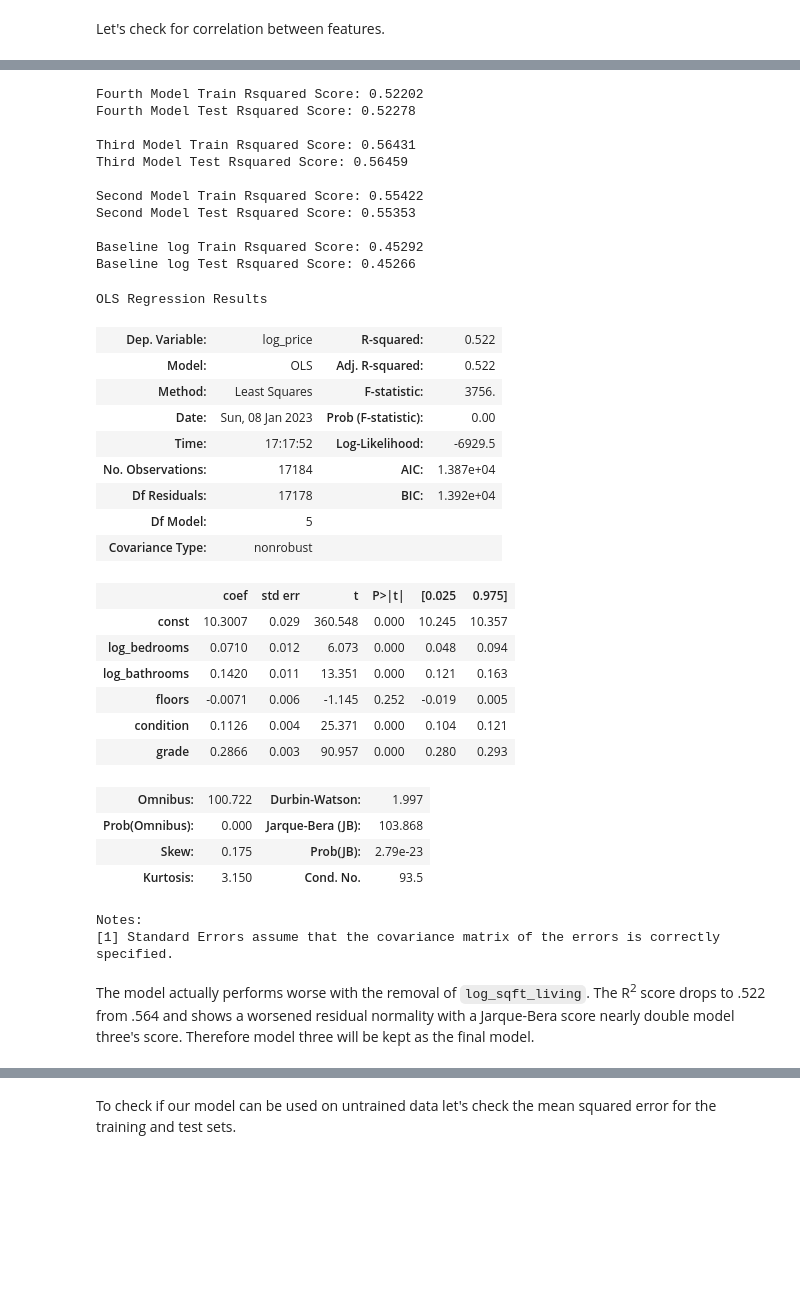
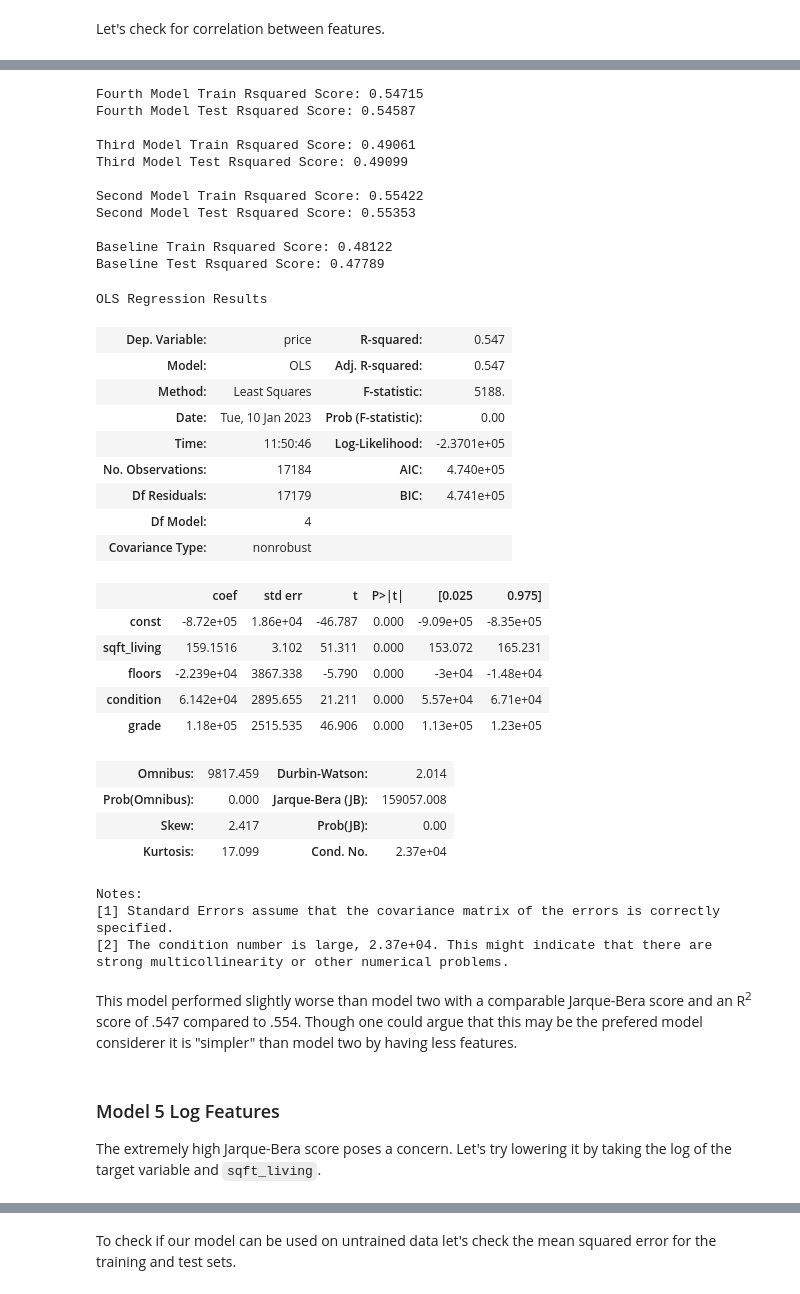
Before and after one commit to cschneck7/phase-2-project, a Jupyter notebook: EDA_and_Modelling.ipynb, the cells around one changed output, grey strips where cells are left out. Cells and saved outputs as stored; diff of their text form; code cells hidden in the pictures; blank space fills up the shorter version.

```diff
--- a/EDA_and_Modelling.ipynb
+++ b/EDA_and_Modelling.ipynb
@@ -500,9 +494,10 @@ It appears the column `log_sqft_living` has high correlation with a lot of featu
 # %%
 # Creates independent training data used for model 4
-X_train_model4 = X_train_log.drop(columns='log_sqft_living', axis=1)
+X_train_model4 = X_train.drop(columns=['bedrooms', 'bathrooms'], axis=1)
 
-# Cross validates training data from third model
-model4_results = dp.cross_val(X_train_model4, y_train_log)
+# Cross validates training data from fouth model
+model4_results = dp.cross_val(X_train_model4, y_train)
+# prints fourth models cross validation results
 print('Fourth Model Train Rsquared Score: {}'.format(round(model4_results['train_score'].mean(), 5)))
 print('Fourth Model Test Rsquared Score: {}\n'.format(round(model4_results['test_score'].mean(), 5)))
 
@@ -515,47 +510,52 @@ print('Second Model Train Rsquared Score: {}'.format(round(model2_results['train
 print('Second Model Test Rsquared Score: {}\n'.format(round(model2_results['test_score'].mean(), 5)))
 
 # prints baseline cross validation results
-print('Baseline log Train Rsquared Score: {}'.format(round(base_results_log['train_score'].mean(), 5)))
-print('Baseline log Test Rsquared Score: {}'.format(round(base_results_log['test_score'].mean(), 5)))
+print('Baseline Train Rsquared Score: {}'.format(round(base_results['train_score'].mean(), 5)))
+print('Baseline Test Rsquared Score: {}'.format(round(base_results['test_score'].mean(), 5)))
 # %% [output]
-Fourth Model Train Rsquared Score: 0.52202
-Fourth Model Test Rsquared Score: 0.52278
+Fourth Model Train Rsquared Score: 0.54715
+Fourth Model Test Rsquared Score: 0.54587
 
-Third Model Train Rsquared Score: 0.56431
-Third Model Test Rsquared Score: 0.56459
+Third Model Train Rsquared Score: 0.49061
+Third Model Test Rsquared Score: 0.49099
 
 Second Model Train Rsquared Score: 0.55422
 Second Model Test Rsquared Score: 0.55353
 
-Baseline log Train Rsquared Score: 0.45292
-Baseline log Test Rsquared Score: 0.45266
+Baseline Train Rsquared Score: 0.48122
+Baseline Test Rsquared Score: 0.47789
 # %%
 # Creates model using statsmodels, and prints summary
-model4 = dp.model_summary(X_train_model4, y_train_log)
+model4 = dp.model_summary(X_train_model4, y_train)
 model4.summary()
 # %% [output]
 OLS Regression Results
-| Dep. Variable: | log_price | R-squared: | 0.522 |
-| Model: | OLS | Adj. R-squared: | 0.522 |
-| Method: | Least Squares | F-statistic: | 3756. |
-| Date: | Sun, 08 Jan 2023 | Prob (F-statistic): | 0.00 |
-| Time: | 17:17:52 | Log-Likelihood: | -6929.5 |
-| No. Observations: | 17184 | AIC: | 1.387e+04 |
-| Df Residuals: | 17178 | BIC: | 1.392e+04 |
-| Df Model: | 5 |  |  |
+| Dep. Variable: | price | R-squared: | 0.547 |
+| Model: | OLS | Adj. R-squared: | 0.547 |
+| Method: | Least Squares | F-statistic: | 5188. |
+| Date: | Tue, 10 Jan 2023 | Prob (F-statistic): | 0.00 |
+| Time: | 11:50:46 | Log-Likelihood: | -2.3701e+05 |
+| No. Observations: | 17184 | AIC: | 4.740e+05 |
+| Df Residuals: | 17179 | BIC: | 4.741e+05 |
+| Df Model: | 4 |  |  |
 | Covariance Type: | nonrobust |  |  |
 |  | coef | std err | t | P>|t| | [0.025 | 0.975] |
-| const | 10.3007 | 0.029 | 360.548 | 0.000 | 10.245 | 10.357 |
-| log_bedrooms | 0.0710 | 0.012 | 6.073 | 0.000 | 0.048 | 0.094 |
-| log_bathrooms | 0.1420 | 0.011 | 13.351 | 0.000 | 0.121 | 0.163 |
-| floors | -0.0071 | 0.006 | -1.145 | 0.252 | -0.019 | 0.005 |
-| condition | 0.1126 | 0.004 | 25.371 | 0.000 | 0.104 | 0.121 |
-| grade | 0.2866 | 0.003 | 90.957 | 0.000 | 0.280 | 0.293 |
+| const | -8.72e+05 | 1.86e+04 | -46.787 | 0.000 | -9.09e+05 | -8.35e+05 |
+| sqft_living | 159.1516 | 3.102 | 51.311 | 0.000 | 153.072 | 165.231 |
+| floors | -2.239e+04 | 3867.338 | -5.790 | 0.000 | -3e+04 | -1.48e+04 |
+| condition | 6.142e+04 | 2895.655 | 21.211 | 0.000 | 5.57e+04 | 6.71e+04 |
+| grade | 1.18e+05 | 2515.535 | 46.906 | 0.000 | 1.13e+05 | 1.23e+05 |
-| Omnibus: | 100.722 | Durbin-Watson: | 1.997 |
-| Prob(Omnibus): | 0.000 | Jarque-Bera (JB): | 103.868 |
-| Skew: | 0.175 | Prob(JB): | 2.79e-23 |
-| Kurtosis: | 3.150 | Cond. No. | 93.5 |
+| Omnibus: | 9817.459 | Durbin-Watson: | 2.014 |
+| Prob(Omnibus): | 0.000 | Jarque-Bera (JB): | 159057.008 |
+| Skew: | 2.417 | Prob(JB): | 0.00 |
+| Kurtosis: | 17.099 | Cond. No. | 2.37e+04 |
 Notes:
 [1] Standard Errors assume that the covariance matrix of the errors is correctly specified.
+[2] The condition number is large, 2.37e+04. This might indicate that there are
+strong multicollinearity or other numerical problems.
-# %% [markdown]
-The model actually performs worse with the removal of `log_sqft_living`. The R<sup>2</sup> score drops to .522 from .564 and shows a worsened residual normality with a Jarque-Bera score nearly double model three's score. Therefore model three will be kept as the final model.
+# %% [markdown]
+This model performed slightly worse than model two with a comparable Jarque-Bera score and an R<sup>2</sup> score of .547 compared to .554. Though one could argue that this may be the prefered model considerer it is "simpler" than model two by having less features.
+# %% [markdown]
+### Model 5 Log Features
+
+The extremely high Jarque-Bera score poses a concern. Let's try lowering it by taking the log of the target variable and `sqft_living`.
```
Also changed, not shown: parts of 28 cells of this notebook, 1 other file.
